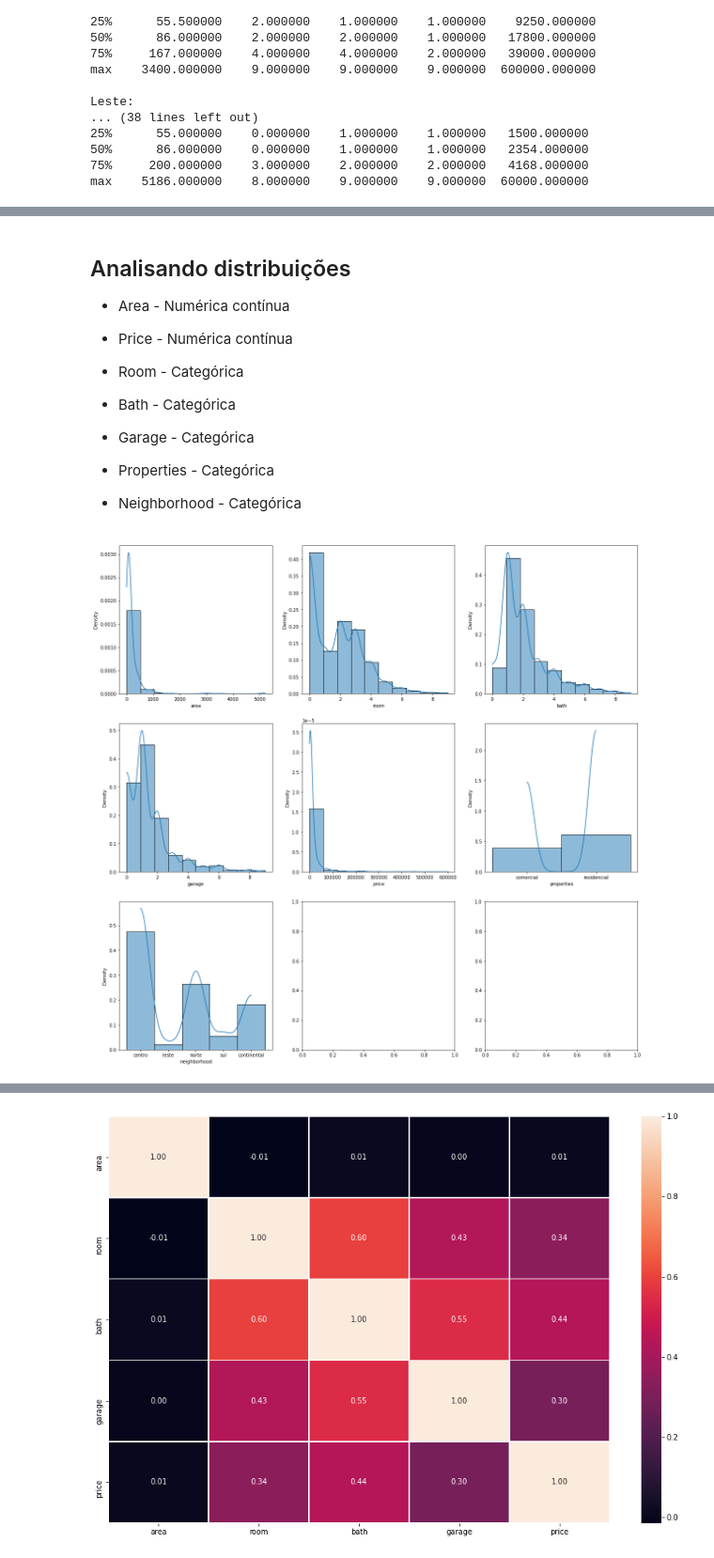
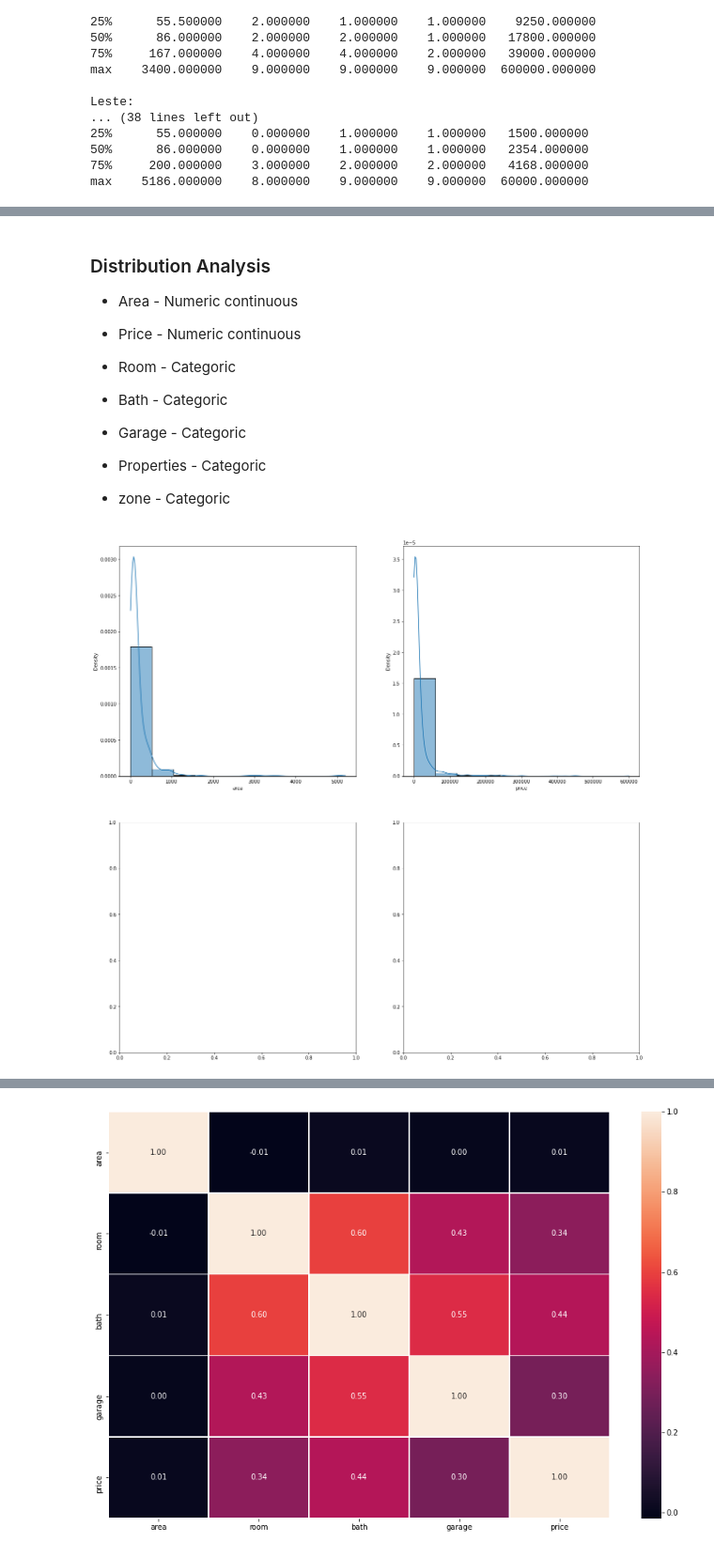
Before and after one commit to leticiaplang/Calculadora-de-aluguel, a Jupyter notebook: exploratory_analysis.ipynb, the cells around one changed output, grey strips where cells are left out. Shown: that part at 94% size. Drawn from its saved outputs; the diff is of its cells as text; code cells hidden in the pictures.

```diff
--- a/exploratory_analysis.ipynb
+++ b/exploratory_analysis.ipynb
@@ -212,8 +203,7 @@ len(df.loc[df.period == 'dia','price'])
 df.loc[df.period == 'dia','price'] = df.loc[df.period == 'dia','price'] * 30
 # %%
-# Deletando coluna period & Unnamed:0
-df.drop(columns=['period'], inplace=True)
-df.drop(columns=['Unnamed: 0'], inplace=True)
+# Deleting period & Unnamed:0 columns
+df.drop(columns=['period', 'Unnamed: 0'], inplace=True)
 df.info()
 # %% [output]
 <class 'pandas.core.frame.DataFrame'>
@@ -469,13 +417,13 @@ Leste:
 75%     200.000000    3.000000    2.000000    2.000000   4168.000000
 max    5186.000000    8.000000    9.000000    9.000000  60000.000000
 # %%
-# Criando nova coluna
-df['neighborhood'] = df['adress']
+# Creating new column
+df['zone'] = df['adress']
 # %%
-# Criando as categorias
-df['neighborhood'] = [n.replace(n, 'norte') if n in norte else n for n in df['neighborhood']]
-df['neighborhood'] = [n.replace(n, 'leste') if n in leste else n for n in df['neighborhood']]
-df['neighborhood'] = [n.replace(n, 'centro') if n in centro else n for n in df['neighborhood']]
-df['neighborhood'] = [n.replace(n, 'sul') if n in sul else n for n in df['neighborhood']]
-df['neighborhood'] = [n.replace(n, 'continental') if n in continental else n for n in df['neighborhood']]
+# Creating the zones
+df['zone'] = [n.replace(n, 'norte') if n in norte else n for n in df['zone']]
+df['zone'] = [n.replace(n, 'leste') if n in leste else n for n in df['zone']]
+df['zone'] = [n.replace(n, 'centro') if n in centro else n for n in df['zone']]
+df['zone'] = [n.replace(n, 'sul') if n in sul else n for n in df['zone']]
+df['zone'] = [n.replace(n, 'continental') if n in continental else n for n in df['zone']]
 # %%
@@ -516,25 +464,29 @@ df[df['adress'].isin(centro)]
 df = df.drop(columns=['product', 'adress'])
 # %% [markdown]
-## Analisando distribuições
-* Area - Numérica contínua
-* Price - Numérica contínua
+### Distribution Analysis
+* Area - Numeric continuous
+* Price - Numeric continuous
 
-* Room - Categórica
-* Bath - Categórica
-* Garage - Categórica
-* Properties - Categórica
-* Neighborhood - Categórica
+* Room - Categoric
+* Bath - Categoric
+* Garage - Categoric
+* Properties - Categoric
+* zone - Categoric
+# %%
+# Defining variables groups
+continuous_var = ['area', 'price']
+categorical_var = ['room', 'bath', 'garage', 'zone']
 # %%
-# Distribuição das Variáveis Contínuas
-n_rows=3
-n_cols=3
+# Distribution of continuous variables
+n_rows=2
+n_cols=2
 # Subplots
 fig, axes = plt.subplots(nrows=n_rows, ncols=n_cols)
 fig.set_size_inches(20, 20)
 
-for i, column in enumerate(df):
+for i, column in enumerate(continuous_var):
   sns.histplot(df[column], ax=axes[i//n_cols,i%n_cols], bins=10,  stat="density", kde=True)
 
 plt.show()
 # %% [output]
-[figure, old version]
+[figure, new version]
```
Also changed, not shown: parts of 68 cells of this notebook, 1 other file.
